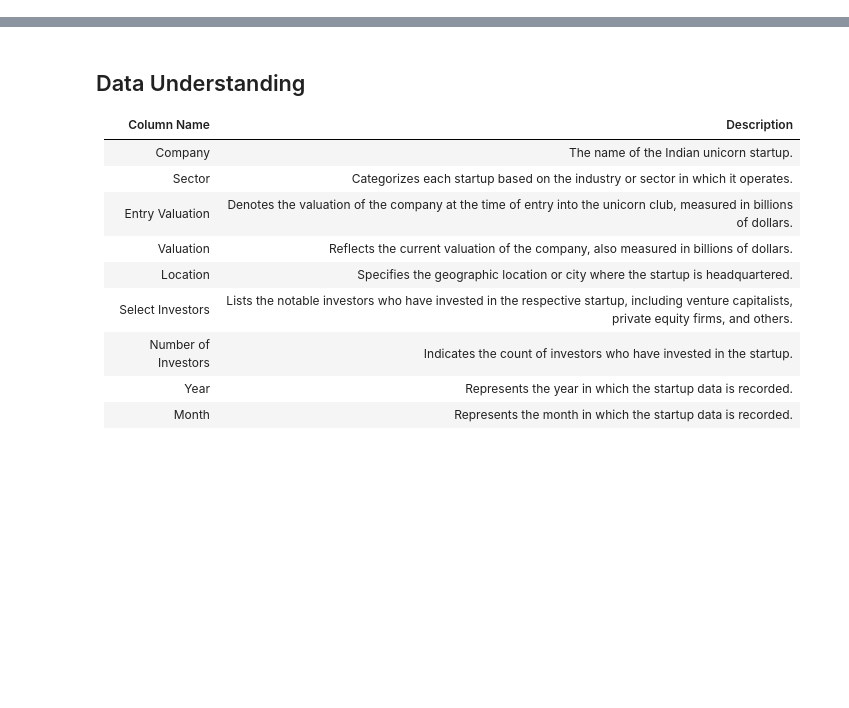
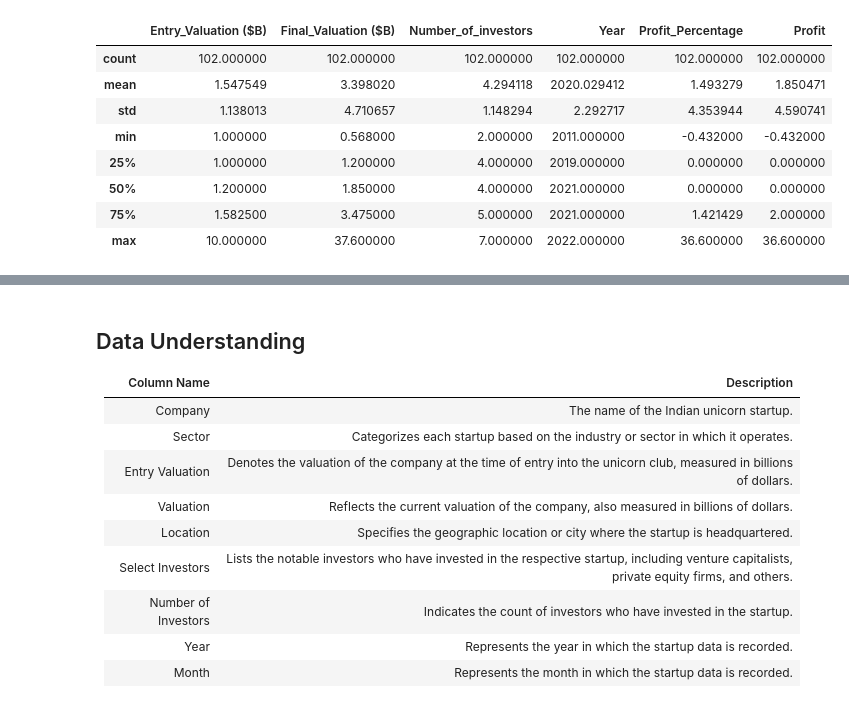
Before and after one commit to lokesh10111/Analysis-of-Startups-in-India, a Jupyter notebook: Notebooks/Notebook1.ipynb, the cells around one changed output, grey strips where cells are left out. Cells and saved outputs as stored; diff of their text form; code cells hidden in the pictures; blank space fills up the shorter version.

```diff
--- a/Notebooks/Notebook1.ipynb
+++ b/Notebooks/Notebook1.ipynb
@@ -6,6 +6,18 @@ import seaborn as sns
 # %%
 # Read the CSV file
 df = pd.read_csv("Data/PreprocessedUnicorn.csv")
+# %%
+df.describe()
+# %% [output]
+|  | Entry_Valuation ($B) | Final_Valuation ($B) | Number_of_investors | Year | Profit_Percentage | Profit |
+| count | 102.000000 | 102.000000 | 102.000000 | 102.000000 | 102.000000 | 102.000000 |
+| mean | 1.547549 | 3.398020 | 4.294118 | 2020.029412 | 1.493279 | 1.850471 |
+| std | 1.138013 | 4.710657 | 1.148294 | 2.292717 | 4.353944 | 4.590741 |
+| min | 1.000000 | 0.568000 | 2.000000 | 2011.000000 | -0.432000 | -0.432000 |
+| 25% | 1.000000 | 1.200000 | 4.000000 | 2019.000000 | 0.000000 | 0.000000 |
+| 50% | 1.200000 | 1.850000 | 4.000000 | 2021.000000 | 0.000000 | 0.000000 |
+| 75% | 1.582500 | 3.475000 | 5.000000 | 2021.000000 | 1.421429 | 2.000000 |
+| max | 10.000000 | 37.600000 | 7.000000 | 2022.000000 | 36.600000 | 36.600000 |
 # %%
 df.head()
 # %% [output]
```
Also changed, not shown: parts of 4 cells of this notebook, 10 other files.
